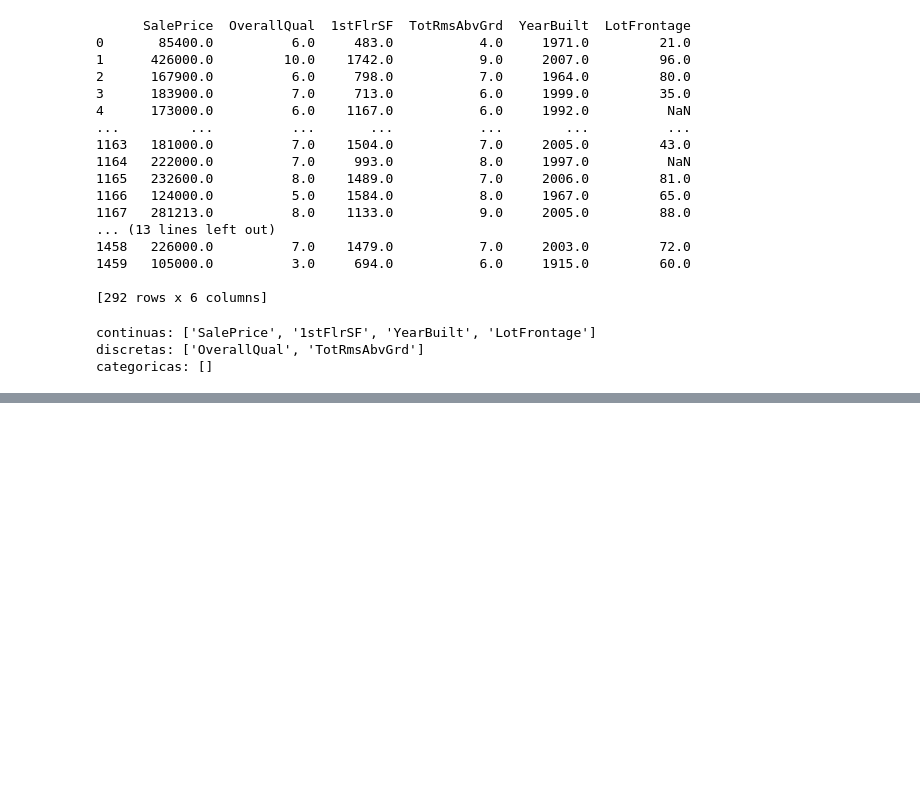
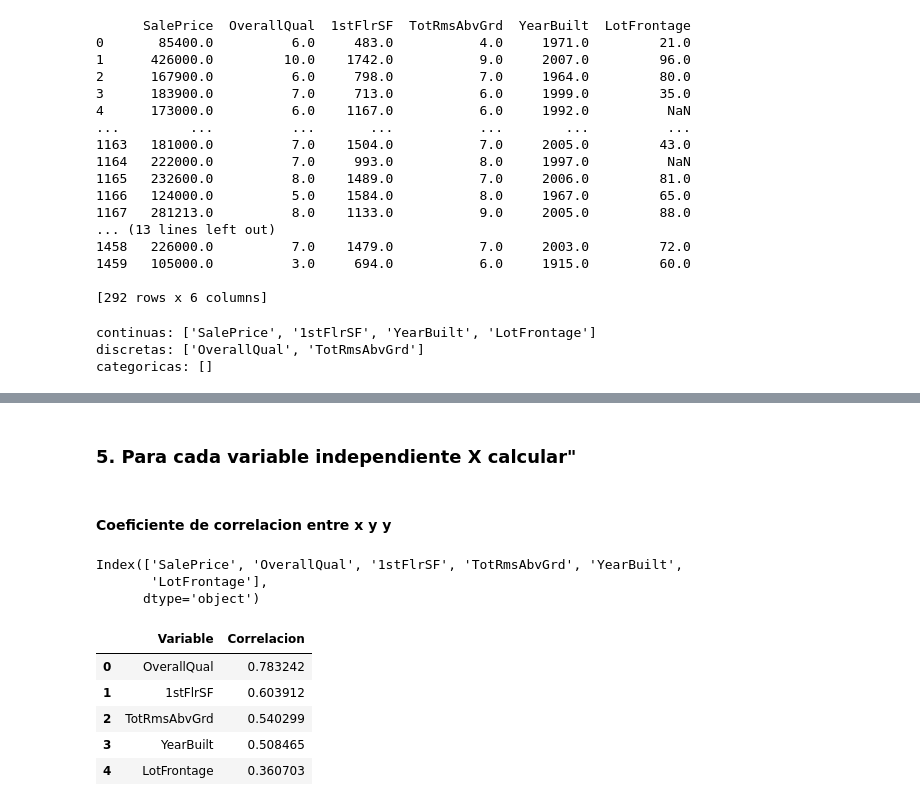
Before and after one commit to dannygar97/Proyecto_1_Python, a Jupyter notebook: Proyecto_1_Daniel_Garcia.ipynb, the cells around one changed output, grey strips where cells are left out. Cells and saved outputs as stored; diff of their text form; code cells hidden in the pictures; blank space fills up the shorter version.

```diff
--- a/Proyecto_1_Daniel_Garcia.ipynb
+++ b/Proyecto_1_Daniel_Garcia.ipynb
@@ -140,0 +189,28 @@ Exploracion_Overall = [Overall_media,Overall_Max,Overall_Min,Overall_Rango,Overa
+# %% [markdown]
+### 5. Para cada variable independiente X calcular"
+# %% [markdown]
+#### Coeficiente de correlacion entre x y y
+# %%
+#Coeficiente de correlacion con primera variable
+print(set_Entrenamiento.columns)
+correlacion1 = set_Entrenamiento["SalePrice"].corr(set_Entrenamiento["OverallQual"])
+correlacion2 = set_Entrenamiento["SalePrice"].corr(set_Entrenamiento["1stFlrSF"])
+correlacion3 = set_Entrenamiento["SalePrice"].corr(set_Entrenamiento["TotRmsAbvGrd"])
+correlacion4 = set_Entrenamiento["SalePrice"].corr(set_Entrenamiento["YearBuilt"])
+correlacion5 = set_Entrenamiento["SalePrice"].corr(set_Entrenamiento["LotFrontage"])
+
+Tabla_Correlaciones = { 'Variable': ("OverallQual","1stFlrSF","TotRmsAbvGrd","YearBuilt","LotFrontage"),
+         'Correlacion': (correlacion1,correlacion2,correlacion3,correlacion4,correlacion5),
+     }
+df2 = pd.DataFrame(Tabla_Correlaciones)
+df2
+# %% [output]
+Index(['SalePrice', 'OverallQual', '1stFlrSF', 'TotRmsAbvGrd', 'YearBuilt',
+       'LotFrontage'],
+      dtype='object')
+|  | Variable | Correlacion |
+| 0 | OverallQual | 0.783242 |
+| 1 | 1stFlrSF | 0.603912 |
+| 2 | TotRmsAbvGrd | 0.540299 |
+| 3 | YearBuilt | 0.508465 |
+| 4 | LotFrontage | 0.360703 |
```
Also changed, not shown: parts of 15 cells of this notebook.
